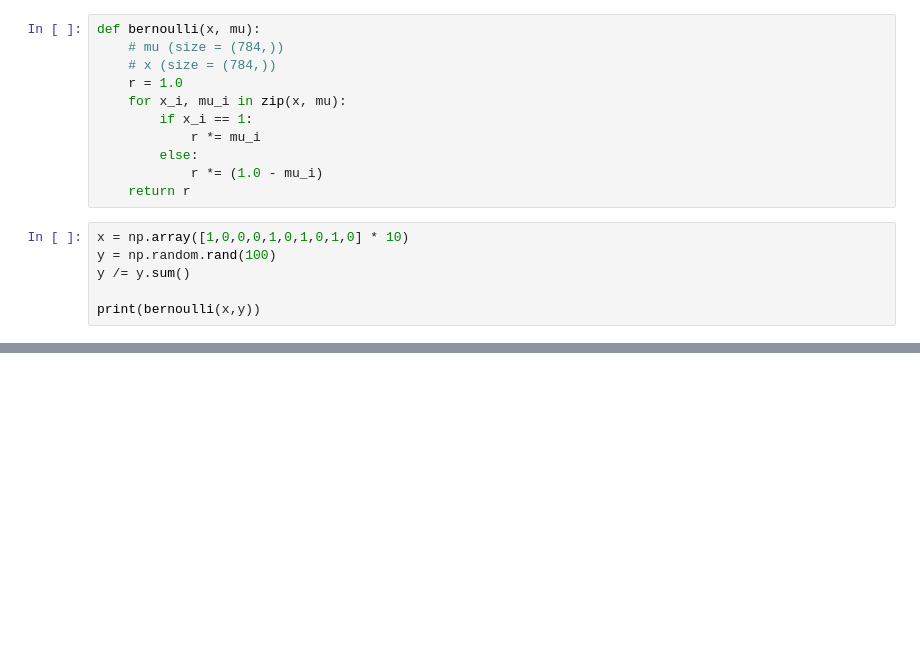
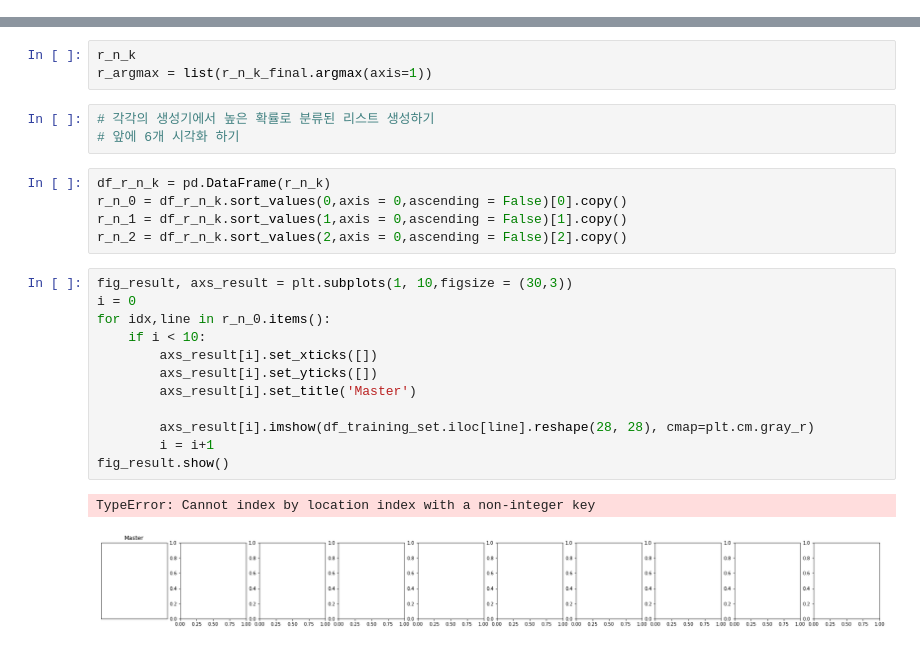
Before and after one commit to jaehosung/ml4se_codes, a Jupyter notebook: test.ipynb, the cells around one changed output, grey strips where cells are left out. Cells and saved outputs as stored; diff of their text form; blank space fills up the shorter version.

```diff
--- a/test.ipynb
+++ b/test.ipynb
@@ -5,17 +0,0 @@ import matplotlib.pyplot as plt
-# %%
-def bernoulli(x, mu):
-    # mu (size = (784,))
-    # x (size = (784,))
-    r = 1.0
-    for x_i, mu_i in zip(x, mu):
-        if x_i == 1:
-            r *= mu_i
-        else:
-            r *= (1.0 - mu_i)
-    return r
-# %%
-x = np.array([1,0,0,0,1,0,1,0,1,0] * 10)
-y = np.random.rand(100)
-y /= y.sum()
-
-print(bernoulli(x,y))
@@ -102,0 +151,26 @@ axs[0]
+# %%
+r_n_k
+r_argmax = list(r_n_k_final.argmax(axis=1))
+# %%
+# 각각의 생성기에서 높은 확률로 분류된 리스트 생성하기
+# 앞에 6개 시각화 하기
+# %%
+df_r_n_k = pd.DataFrame(r_n_k)
+r_n_0 = df_r_n_k.sort_values(0,axis = 0,ascending = False)[0].copy()
+r_n_1 = df_r_n_k.sort_values(1,axis = 0,ascending = False)[1].copy()
+r_n_2 = df_r_n_k.sort_values(2,axis = 0,ascending = False)[2].copy()
+# %%
+fig_result, axs_result = plt.subplots(1, 10,figsize = (30,3))
+i = 0
+for idx,line in r_n_0.items():
+    if i < 10:
+        axs_result[i].set_xticks([])
+        axs_result[i].set_yticks([])
+        axs_result[i].set_title('Master')
+
+        axs_result[i].imshow(df_training_set.iloc[line].reshape(28, 28), cmap=plt.cm.gray_r)
+        i = i+1
+fig_result.show()
+# %% [output]
+TypeError: Cannot index by location index with a non-integer key
+[figure, added]
```
Also changed, not shown: parts of 14 cells of this notebook, 3 other files.
